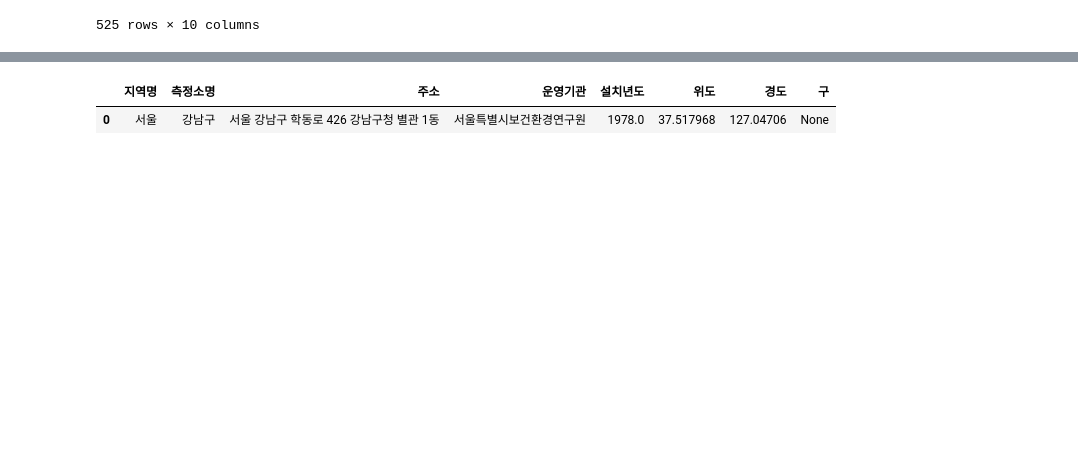
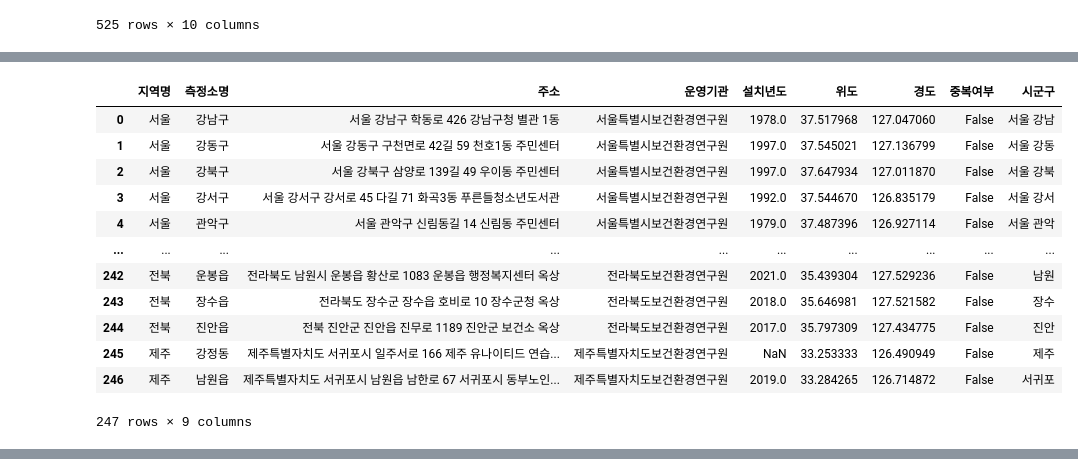
Before and after one commit to njy622/Onnanana_second-Projct, a Jupyter notebook: 02.남지영/09.측정소 위치 재확인.ipynb, the cells around one changed output, grey strips where cells are left out. Drawn from its saved outputs; the diff is of its cells as text; code cells hidden in the pictures; blank space fills up the shorter version.

```diff
--- a/02.남지영/09.측정소 위치 재확인.ipynb
+++ b/02.남지영/09.측정소 위치 재확인.ipynb
@@ -126,3 +143,20 @@ pop.drop_duplicates(subset='시군구')
+# %%
+pop.to_csv("data/측정소 좌표 및 시군구정리.csv")
+pop
+# %% [output]
+|  | 지역명 | 측정소명 | 주소 | 운영기관 | 설치년도 | 위도 | 경도 | 중복여부 | 시군구 |
+| 0 | 서울 | 강남구 | 서울 강남구 학동로 426 강남구청 별관 1동 | 서울특별시보건환경연구원 | 1978.0 | 37.517968 | 127.047060 | False | 서울 강남 |
+| 1 | 서울 | 강동구 | 서울 강동구 구천면로 42길 59 천호1동 주민센터 | 서울특별시보건환경연구원 | 1997.0 | 37.545021 | 127.136799 | False | 서울 강동 |
+| 2 | 서울 | 강북구 | 서울 강북구 삼양로 139길 49 우이동 주민센터 | 서울특별시보건환경연구원 | 1997.0 | 37.647934 | 127.011870 | False | 서울 강북 |
+| 3 | 서울 | 강서구 | 서울 강서구 강서로 45 다길 71 화곡3동 푸른들청소년도서관 | 서울특별시보건환경연구원 | 1992.0 | 37.544670 | 126.835179 | False | 서울 강서 |
+| 4 | 서울 | 관악구 | 서울 관악구 신림동길 14 신림동 주민센터 | 서울특별시보건환경연구원 | 1979.0 | 37.487396 | 126.927114 | False | 서울 관악 |
+| ... | ... | ... | ... | ... | ... | ... | ... | ... | ... |
+| 242 | 전북 | 운봉읍 | 전라북도 남원시 운봉읍 황산로 1083 운봉읍 행정복지센터 옥상 | 전라북도보건환경연구원 | 2021.0 | 35.439304 | 127.529236 | False | 남원 |
+| 243 | 전북 | 장수읍 | 전라북도 장수군 장수읍 호비로 10 장수군청 옥상 | 전라북도보건환경연구원 | 2018.0 | 35.646981 | 127.521582 | False | 장수 |
+| 244 | 전북 | 진안읍 | 전북 진안군 진안읍 진무로 1189 진안군 보건소 옥상 | 전라북도보건환경연구원 | 2017.0 | 35.797309 | 127.434775 | False | 진안 |
+| 245 | 제주 | 강정동 | 제주특별자치도 서귀포시 일주서로 166 제주 유나이티드 연습... | 제주특별자치도보건환경연구원 | NaN | 33.253333 | 126.490949 | False | 제주 |
+| 246 | 제주 | 남원읍 | 제주특별자치도 서귀포시 남원읍 남한로 67 서귀포시 동부노인... | 제주특별자치도보건환경연구원 | 2019.0 | 33.284265 | 126.714872 | False | 서귀포 |
+247 rows × 9 columns
 # %%
 import folium
 
@@ -142,9 +176,3 @@ map.get_root().html.add_child(folium.Element(title_html))
 map
 # %% [output]
 [interactive output not drawn]
-# %%
-df3.to_csv("data/측정소좌표(시군구구분_중복제거).csv")
-df3
-# %% [output]
-|  | 지역명 | 측정소명 | 주소 | 운영기관 | 설치년도 | 위도 | 경도 | 구 |
-| 0 | 서울 | 강남구 | 서울 강남구 학동로 426 강남구청 별관 1동 | 서울특별시보건환경연구원 | 1978.0 | 37.517968 | 127.04706 | None |
```
Also changed, not shown: parts of 9 cells of this notebook, 1 other file.
